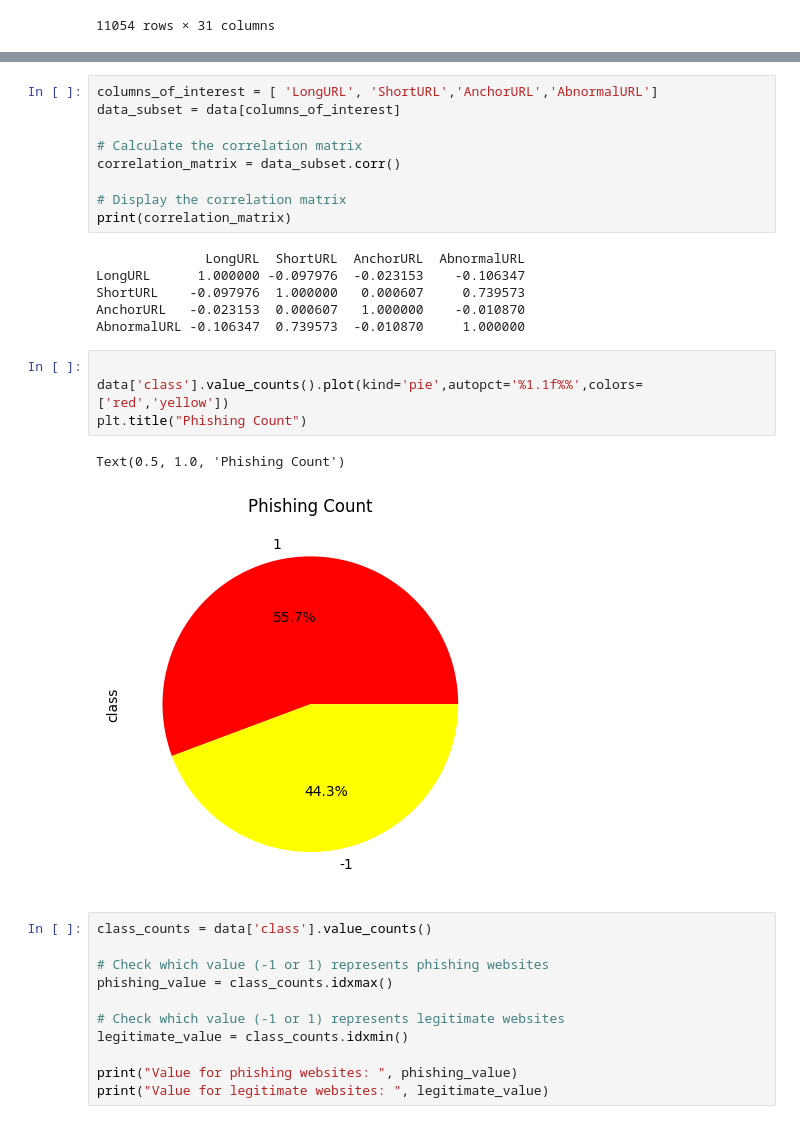
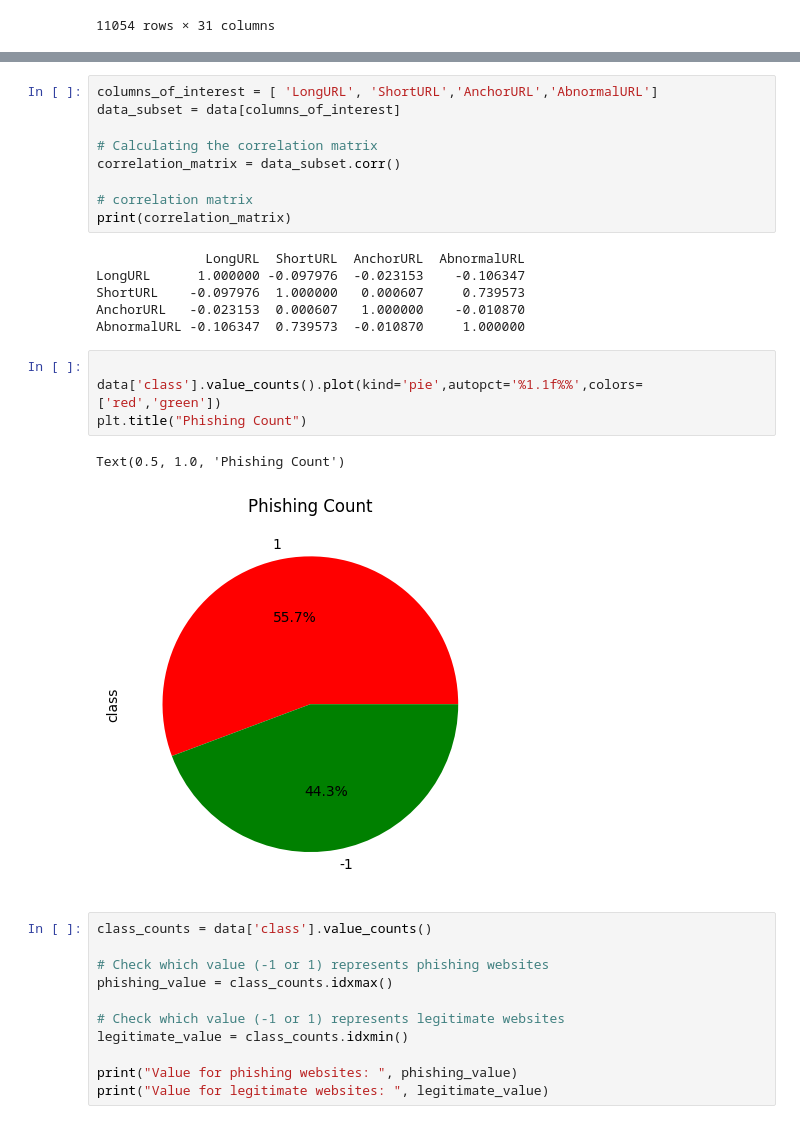
Before and after one commit to Aditya11620/majorpro, a Jupyter notebook: phishing_majorproject.ipynb, the cells around one changed output, grey strips where cells are left out. Drawn from its saved outputs; the diff is of its cells as text.

```diff
--- a/phishing_majorproject.ipynb
+++ b/phishing_majorproject.ipynb
@@ -115,10 +115,10 @@ plt.show()
 columns_of_interest = [ 'LongURL', 'ShortURL','AnchorURL','AbnormalURL']
 data_subset = data[columns_of_interest]
 
-# Calculate the correlation matrix
+# Calculating the correlation matrix
 correlation_matrix = data_subset.corr()
 
-# Display the correlation matrix
+# correlation matrix
 print(correlation_matrix)
 # %% [output]
               LongURL  ShortURL  AnchorURL  AbnormalURL
@@ -128,11 +128,11 @@ AnchorURL   -0.023153  0.000607   1.000000    -0.010870
 AbnormalURL -0.106347  0.739573  -0.010870     1.000000
 # %%
 
-data['class'].value_counts().plot(kind='pie',autopct='%1.1f%%',colors=['red','yellow'])
+data['class'].value_counts().plot(kind='pie',autopct='%1.1f%%',colors=['red','green'])
 plt.title("Phishing Count")
 # %% [output]
 Text(0.5, 1.0, 'Phishing Count')
-[figure, old version]
+[figure, new version]
 # %%
 class_counts = data['class'].value_counts()
 
```
Also changed, not shown: parts of 3 cells of this notebook.
